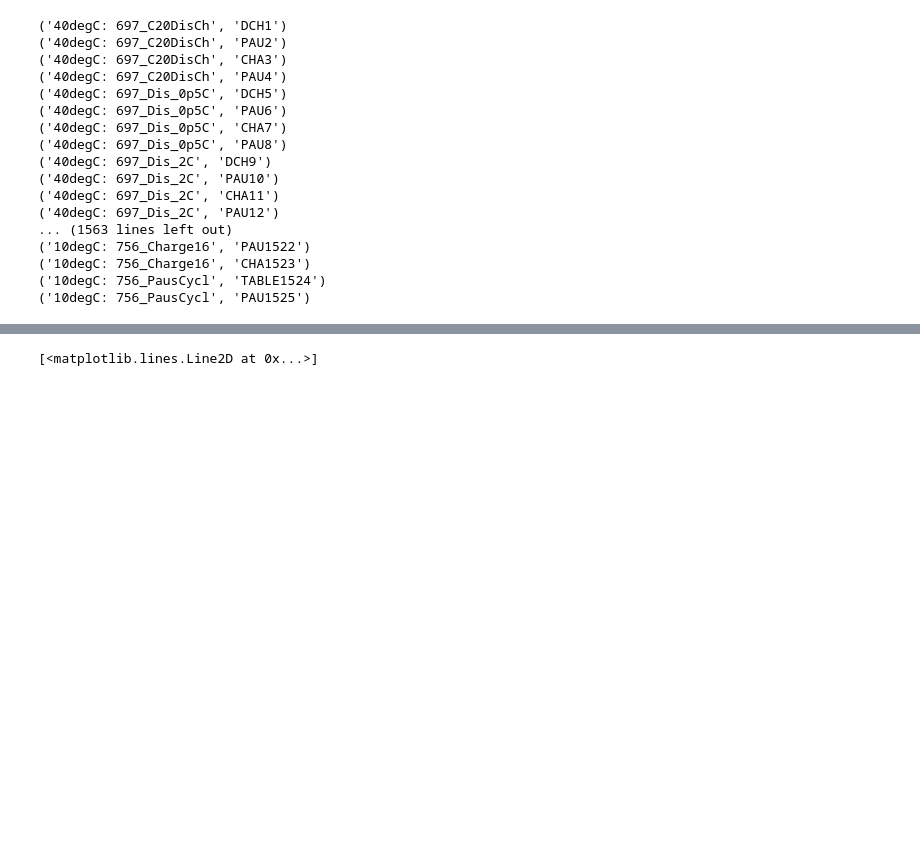
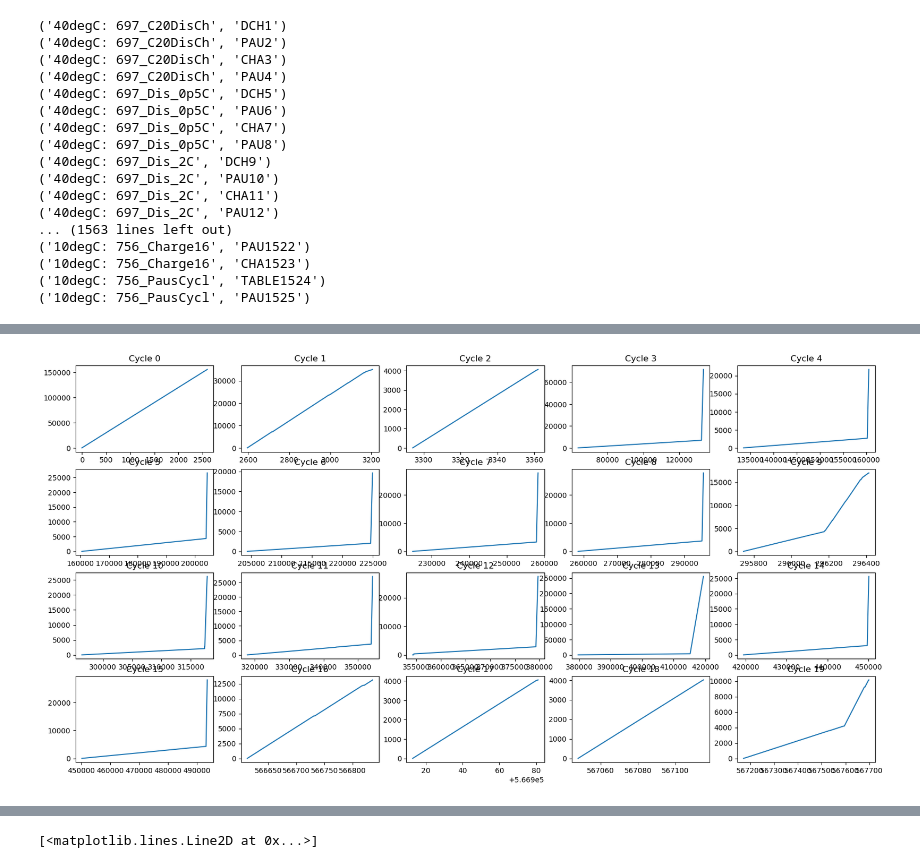
Before and after one commit to KeiLongW/battery-data-explore, a Jupyter notebook: samsung_data_preprocessing.ipynb, the cells around one changed output, grey strips where cells are left out. Saved outputs shown, nothing was run; the diff lists cells and outputs as text; code cells hidden in the pictures; blank space fills up the shorter version.

```diff
--- a/samsung_data_preprocessing.ipynb
+++ b/samsung_data_preprocessing.ipynb
@@ -316,8 +318,10 @@ for i, cycle_config in enumerate(cycle_configs):
     cycle_names = [cycle_config[0]]
     charge_cycle_name = cycle_config[1]
 
-  if len(cycle_names) == 1 and cycle_names[0][1] == 'ALL':
+  if len(cycle_names) == 1 and cycle_names[0][1] == 'ALL' and cycle_names[0][0] != charge_cycle_name[0]:
     cycle_names.append((charge_cycle_name[0], 'ALL'))
+
+  print(cycle_names)
 
   cycle_df = pd.DataFrame()
   for cycle_name in cycle_names:
@@ -346,8 +350,35 @@ for i, cycle_config in enumerate(cycle_configs):
   # cap = charge_df['Capacity'].max()
   cap = cap / 3.0
 
-  cycle_df['t'] = cycle_df['Timestamp'] - cycle_df['Timestamp'].min()
-  cycle_df.sort_values(by=['t'], inplace=True)
+  def _convert_time_to_date(x):
+    x_split = x.split(':')
+    hour = int(x_split[0])
+    day = hour // 24 + 1
+    hour = hour % 24
+    return f"1900/01/{day:02d} {hour}:{x_split[1]}:{x_split[2]}"
+
+  # for key, group in cycle_df.groupby('Status Unique', sort=False):
+  #   group_prog_time = group['Prog Time'].apply(_convert_time_to_date)
+  #   group_prog_time.sort_index(inplace=True)
+  #   cycle_df.loc[group.index, 'Prog Time Delta'] = pd.to_datetime(group_prog_time, format='%Y/%m/%d %H:%M:%S.%f').apply(lambda x: x.timestamp()).diff().fillna(0)
+
+  prog_time = cycle_df['Prog Time'].apply(_convert_time_to_date)
+  cycle_df['Prog Timestamp'] = pd.to_datetime(prog_time, format='%Y/%m/%d %H:%M:%S.%f').apply(lambda x: x.timestamp())
+  cycle_df['Prog Time Delta'] = cycle_df['Prog Timestamp'].diff().fillna(0)
+
+  # if(cycle_df['Prog Time Delta'].min() < 0):
+  #   print(cycle_config)
+  #   print(cycle_df['Prog Time Delta'].min())
+
+  cycle_df.loc[cycle_df['Prog Time Delta'] < 0, 'Prog Time Delta'] = 0
+
+  # cycle_df['Step Timestamp'] = pd.to_datetime(cycle_df['Step Time'], format='%H:%M:%S.%f').apply(lambda x: x.timestamp())
+  # cycle_df['t'] = cycle_df['Step Timestamp'] - cycle_df['Step Timestamp'].min()
+
+  cycle_df.sort_values(by=['Timestamp', 'Index'], inplace=True)
+  cycle_df['t'] = cycle_df['Prog Time Delta'].cumsum()
+  cycle_df['t'] = cycle_df['t'] - cycle_df['t'].min()
+  cycle_df.sort_values(by=['t', 'Index'], inplace=True)
 
   cycle_data[i] = {
     'cycle': cycle_df,
@@ -362,3 +423,13 @@ np.trapz(test_df['Current'].values, test_df['Timestamp'].values) / 3600 / 3.0
+# %%
+# plot all cycle_data cycle 't' into sub plots
+fig, axes = plt.subplots(4, 5, figsize=(20, 10))
+for i, ax in enumerate(axes.flatten()):
+  if i >= len(cycle_data):
+    break
+  cycle_data[i]['cycle']['t'].plot(ax=ax)
+  ax.set_title(f'Cycle {i}')
+# %% [output]
+[figure, added]
 # %%
 caps = []
 feats = []
```
Also changed, not shown: parts of 11 cells of this notebook.
